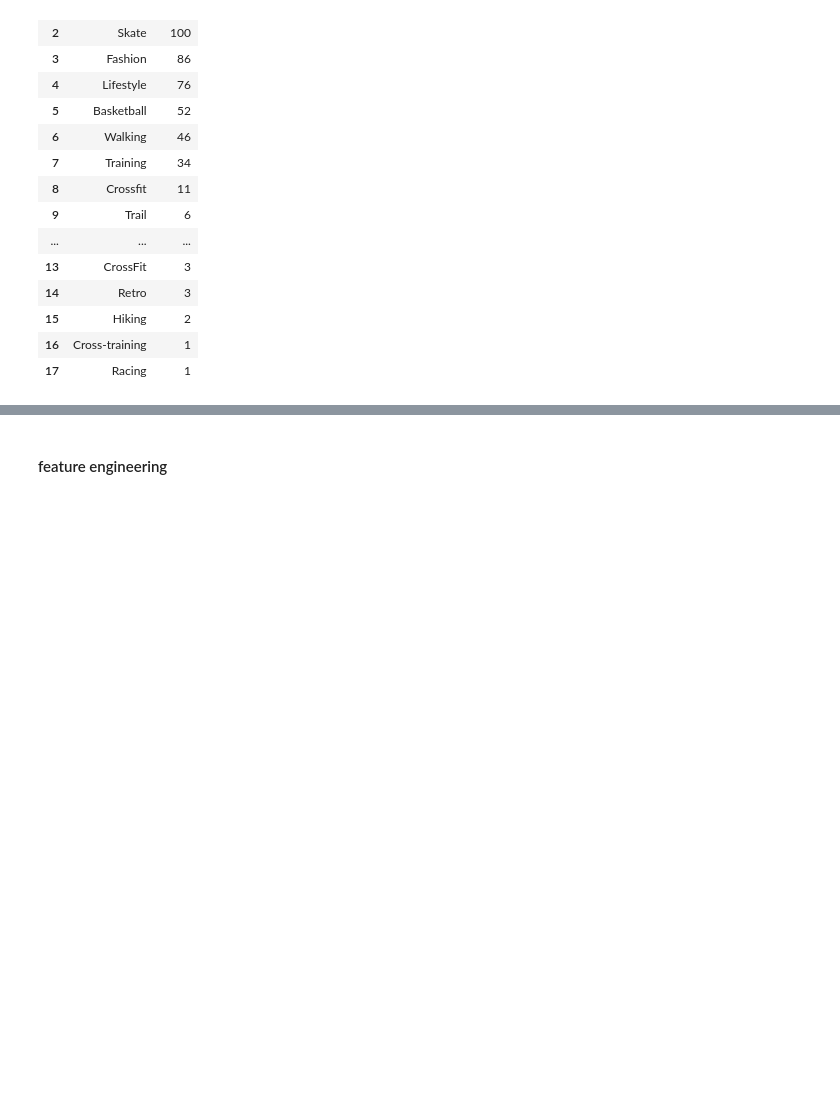
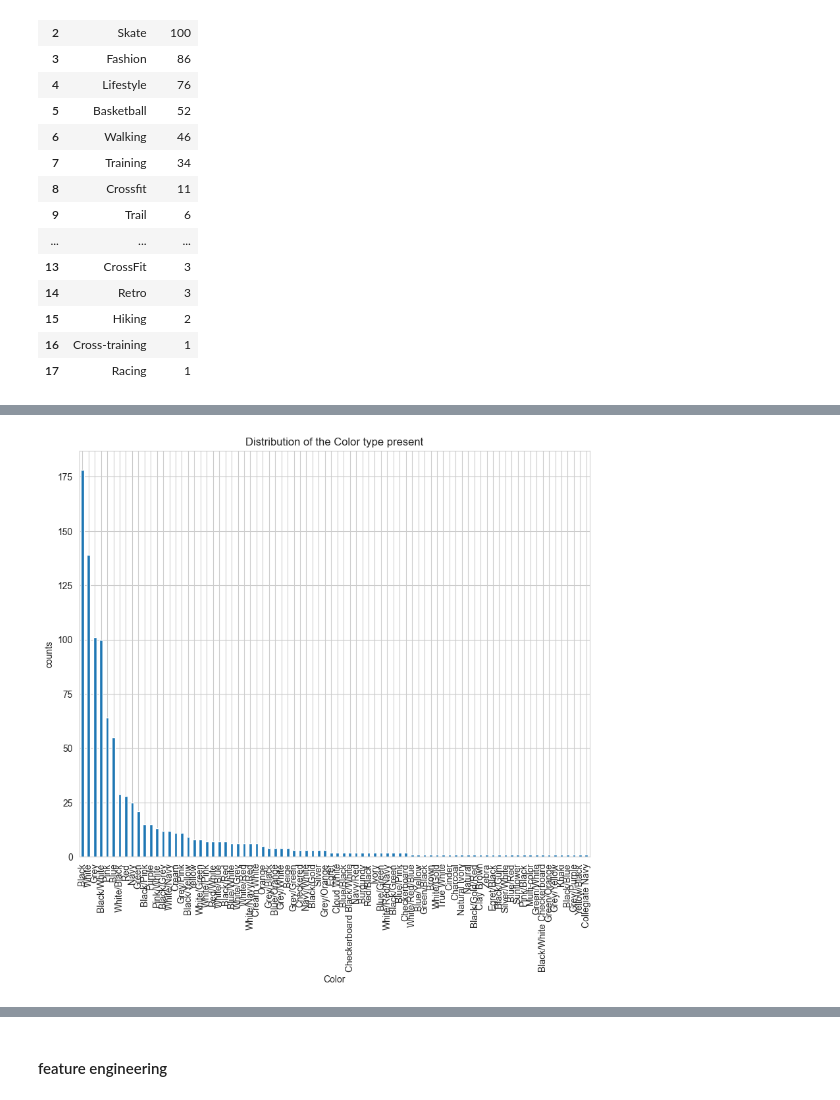
Before and after one commit to BishalJung7377/shoe_price, a Jupyter notebook: shoe_price.ipynb, the cells around one changed output, grey strips where cells are left out. Drawn from its saved outputs; the diff is of its cells as text; code cells hidden in the pictures; blank space fills up the shorter version.

```diff
--- a/shoe_price.ipynb
+++ b/shoe_price.ipynb
@@ -293,0 +291,10 @@ plt.show()
+# %%
+## count plot for the number of shoe colors types present in the shoe dataset
+plt.figure(figsize=(10,8))
+df["color"].value_counts().plot(kind='bar', legend=False)
+plt.title("Distribution of the Color type present")
+plt.xlabel('Color')
+plt.ylabel('counts')
+plt.show()
+# %% [output]
+[figure, added]
```
Also changed, not shown: parts of 18 cells of this notebook.
